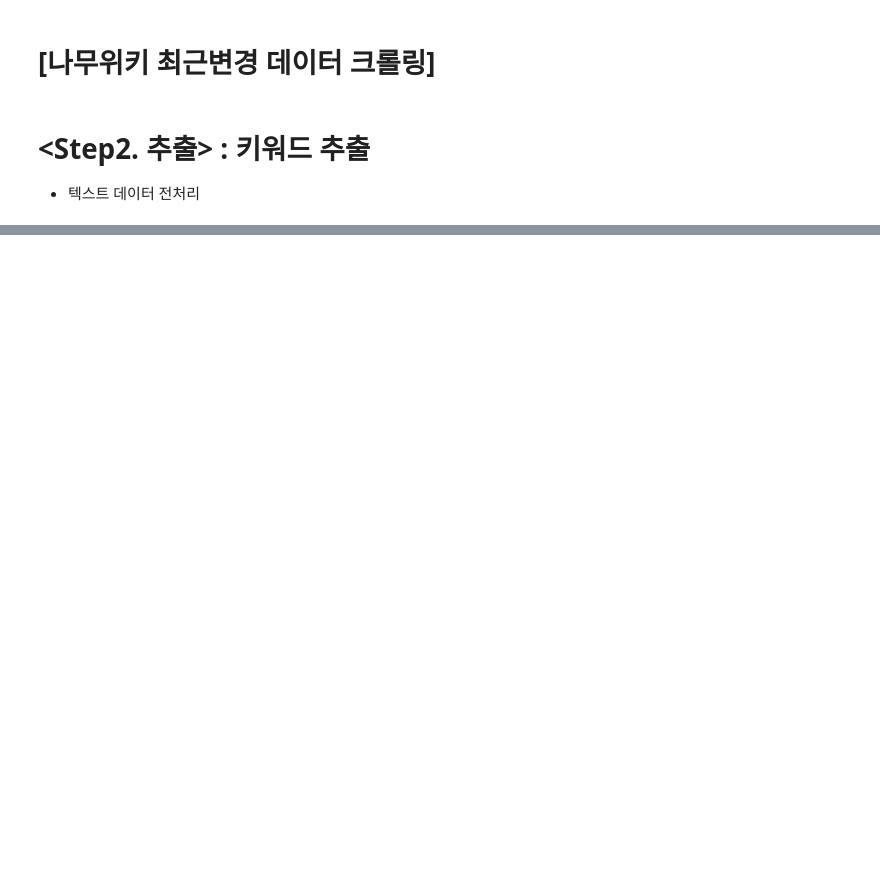
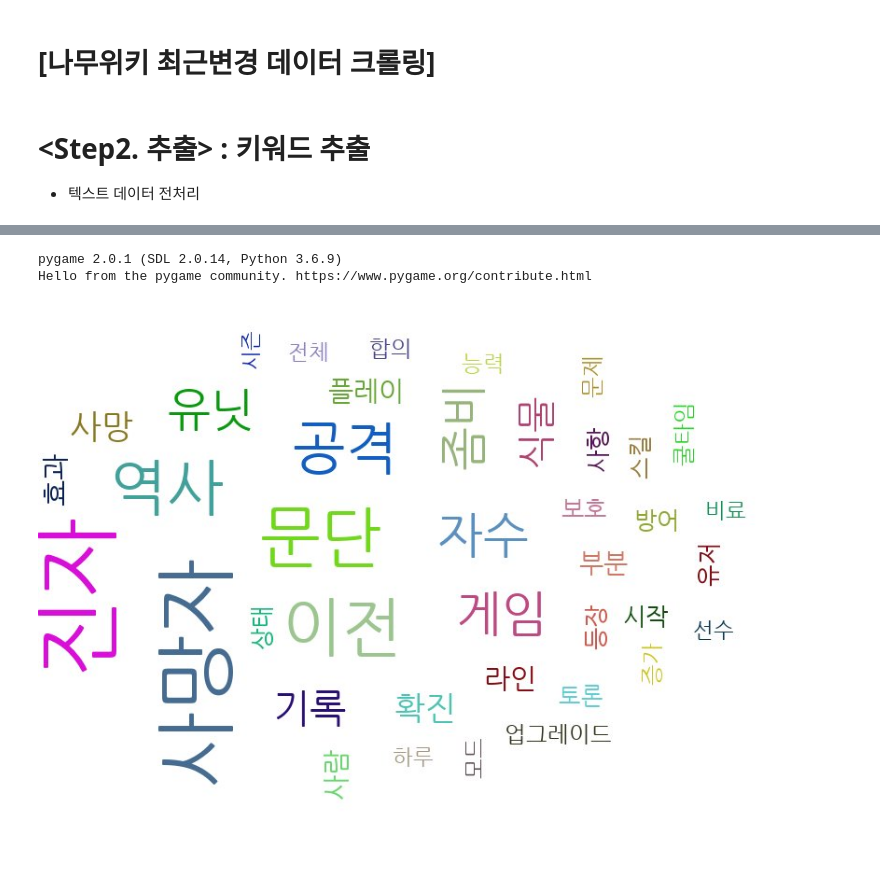
Before and after one commit to HIMMEL95/Data-Analysis, a Jupyter notebook: Namu-Wiki-Text-Analysis.ipynb, the cells around one changed output, grey strips where cells are left out. Saved outputs shown, nothing was run; the diff lists cells and outputs as text; code cells hidden in the pictures; blank space fills up the shorter version.

```diff
--- a/Namu-Wiki-Text-Analysis.ipynb
+++ b/Namu-Wiki-Text-Analysis.ipynb
@@ -164,0 +319,22 @@ IndexError: index 0 is out of bounds for axis 0 with size 0
+# %%
+import random
+import pytagcloud
+import webbrowser
+
+# 가장 출현 빈도수가 높은 40개의 단어를 선정합니다.
+ranked_tags = remove_char_counter.most_common(40)
+
+# pytagcloud로 출력할 40개의 단어를 입력합니다. 단어 출력의 최대 크기는 80으로 제한합니다.
+taglist = pytagcloud.make_tags(ranked_tags, maxsize=80)
+
+# pytagcloud 이미지를 생성합니다. 폰트는 나눔 고딕을 사용합니다.
+pytagcloud.create_tag_image(taglist, 'wordcloud.jpg', size=(900, 600), fontname='NanumGothic', rectangular=False)
+# %% [output]
+pygame 2.0.1 (SDL 2.0.14, Python 3.6.9)
+Hello from the pygame community. https://www.pygame.org/contribute.html
+# %%
+# 생성한 이미지를 주피터 노트북상에서 출력합니다.
+from IPython.display import Image
+Image(filename='wordcloud.jpg')
+# %% [output]
+[figure, added]
```
Also changed, not shown: parts of 30 cells of this notebook, 17 other files.
